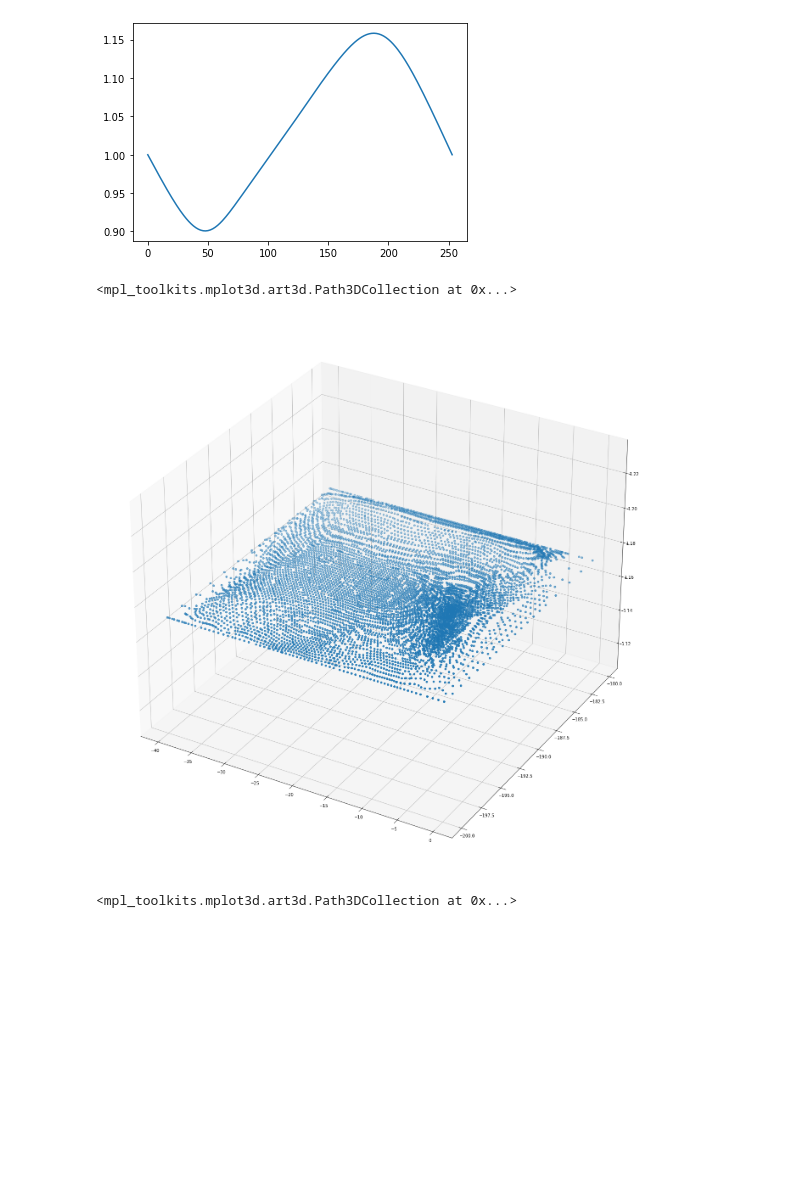
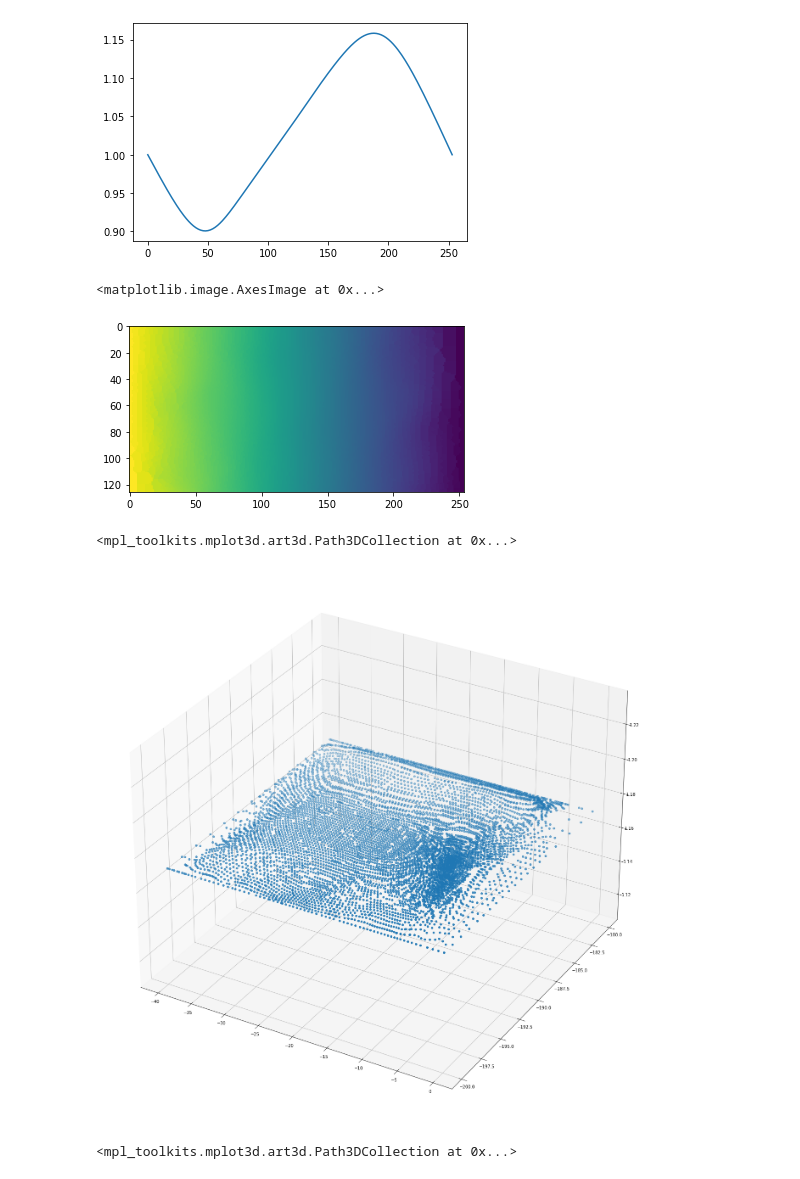
Before and after one commit to jordandekraker/hippunfold_toolbox, a Jupyter notebook: notebooks/APrescale_tester.ipynb, the cells around one changed output. Saved outputs shown, nothing was run; the diff lists cells and outputs as text; code cells hidden in the pictures; blank space fills up the shorter version.

```diff
--- a/notebooks/APrescale_tester.ipynb
+++ b/notebooks/APrescale_tester.ipynb
@@ -74,19 +74,25 @@ plt.plot(rescalefactor)
 # %% [output]
 [<matplotlib.lines.Line2D at 0x...>]
 [figure]
-# %%
-rescalefactor = repmat(rescalefactor,w,1)
-rescalefactor,_,_ = utils.density_interp('unfoldiso', den, rescalefactor.flatten(), label,'nearest')
-
-Pnew = Pold * rescalefactor
-v2[:,APaxis] = Pnew
-
-fig = plt.figure(figsize=(24,24))
-ax = fig.add_subplot(projection='3d')
-ax.scatter(v2[:,0],v2[:,1],v2[:,2])
-# %% [output]
-<mpl_toolkits.mplot3d.art3d.Path3DCollection at 0x...>
-[figure, removed]
+# %%
+AP,_,_ = utils.density_interp(den, 'unfoldiso', Pold.flatten(), label,'nearest')
+plt.imshow(AP.reshape(126,254))
+# %% [output]
+<matplotlib.image.AxesImage at 0x...>
+[figure, added]
+# %%
+rescalefactor = repmat(rescalefactor,w,1)
+rescalefactor,_,_ = utils.density_interp('unfoldiso', den, rescalefactor.flatten(), label,'nearest')
+
+Pnew = Pold * rescalefactor
+v2[:,APaxis] = Pnew
+
+fig = plt.figure(figsize=(24,24))
+ax = fig.add_subplot(projection='3d')
+ax.scatter(v2[:,0],v2[:,1],v2[:,2])
+# %% [output]
+<mpl_toolkits.mplot3d.art3d.Path3DCollection at 0x...>
+[figure, added]
 # %%
 import importlib
 importlib.reload(utils)
```
Also changed, not shown: parts of 2 cells of this notebook, 2 other files.
